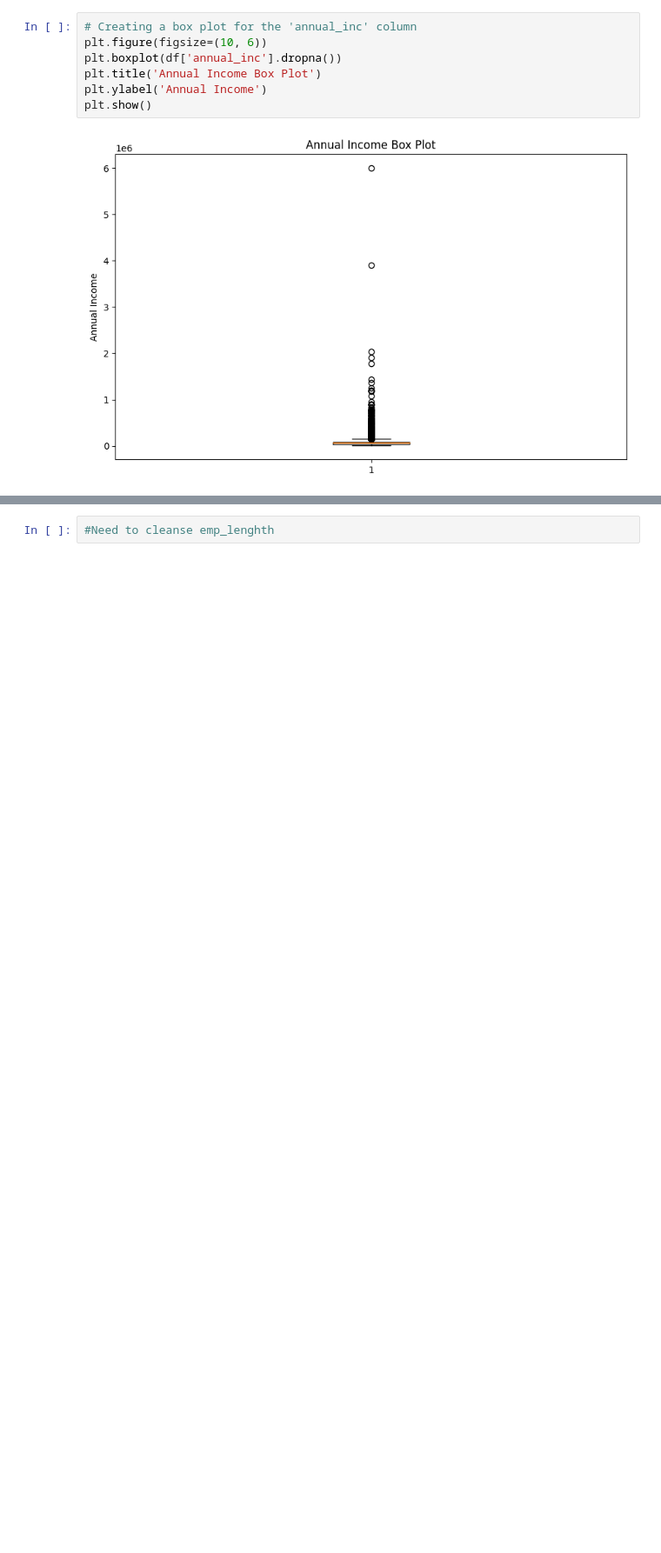
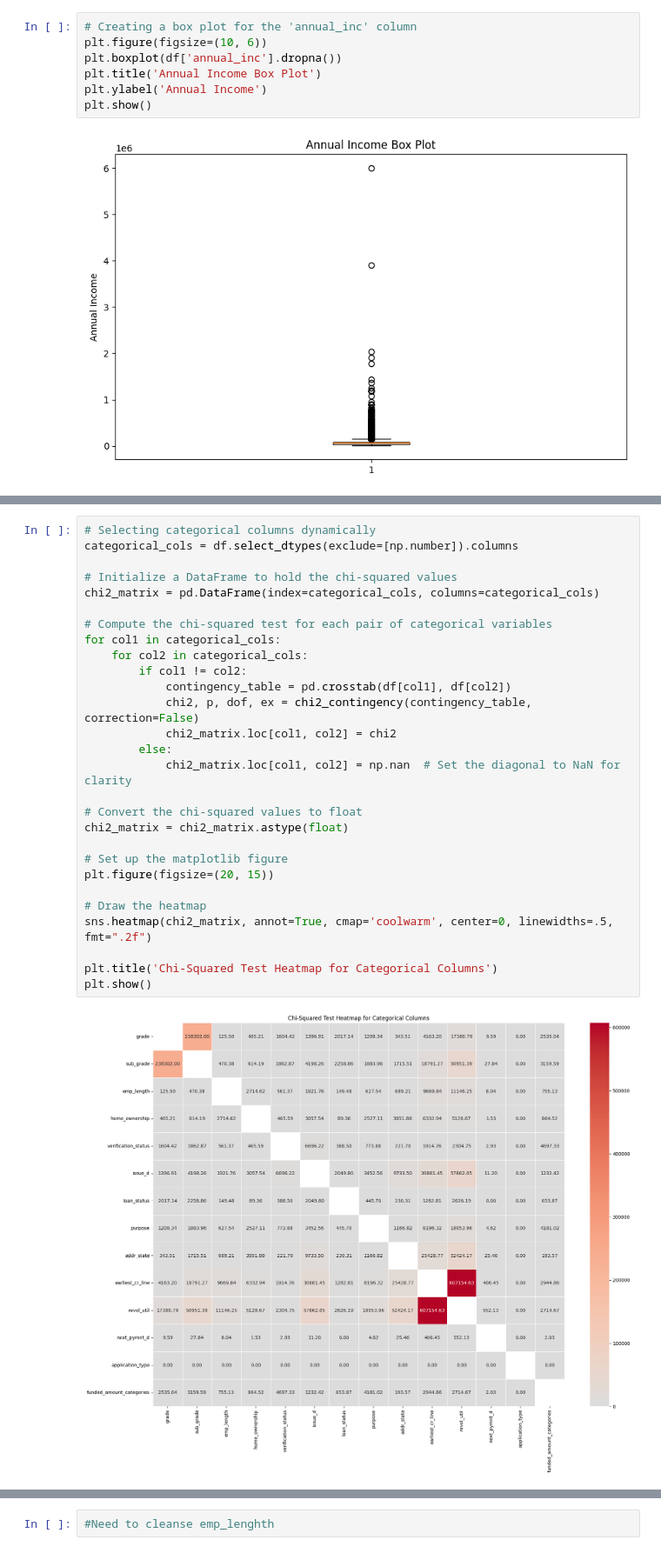
Before and after one commit to thomami244/LendingClubCaseStudy, a Jupyter notebook: Supriyo Roy & Michael Thomas - Lending Club Case Study.ipynb, the cells around one changed output, grey strips where cells are left out. Shown at 87% size. Cells and saved outputs as stored; diff of their text form; blank space fills up the shorter version.

```diff
--- a/Supriyo Roy & Michael Thomas - Lending Club Case Study.ipynb
+++ b/Supriyo Roy & Michael Thomas - Lending Club Case Study.ipynb
@@ -458,3 +537,33 @@ print(df[['loan_amnt', 'loan_amount_categories']])
+# %%
+# Selecting categorical columns dynamically
+categorical_cols = df.select_dtypes(exclude=[np.number]).columns
+
+# Initialize a DataFrame to hold the chi-squared values
+chi2_matrix = pd.DataFrame(index=categorical_cols, columns=categorical_cols)
+
+# Compute the chi-squared test for each pair of categorical variables
+for col1 in categorical_cols:
+    for col2 in categorical_cols:
+        if col1 != col2:
+            contingency_table = pd.crosstab(df[col1], df[col2])
+            chi2, p, dof, ex = chi2_contingency(contingency_table, correction=False)
+            chi2_matrix.loc[col1, col2] = chi2
+        else:
+            chi2_matrix.loc[col1, col2] = np.nan  # Set the diagonal to NaN for clarity
+
+# Convert the chi-squared values to float
+chi2_matrix = chi2_matrix.astype(float)
+
+# Set up the matplotlib figure
+plt.figure(figsize=(20, 15))
+
+# Draw the heatmap
+sns.heatmap(chi2_matrix, annot=True, cmap='coolwarm', center=0, linewidths=.5, fmt=".2f")
+
+plt.title('Chi-Squared Test Heatmap for Categorical Columns')
+plt.show()
+# %% [output]
+[figure, added]
 # %%
 from scipy.stats import chi2_contingency
 
```
Also changed, not shown: parts of 23 cells of this notebook, 2 other files.
